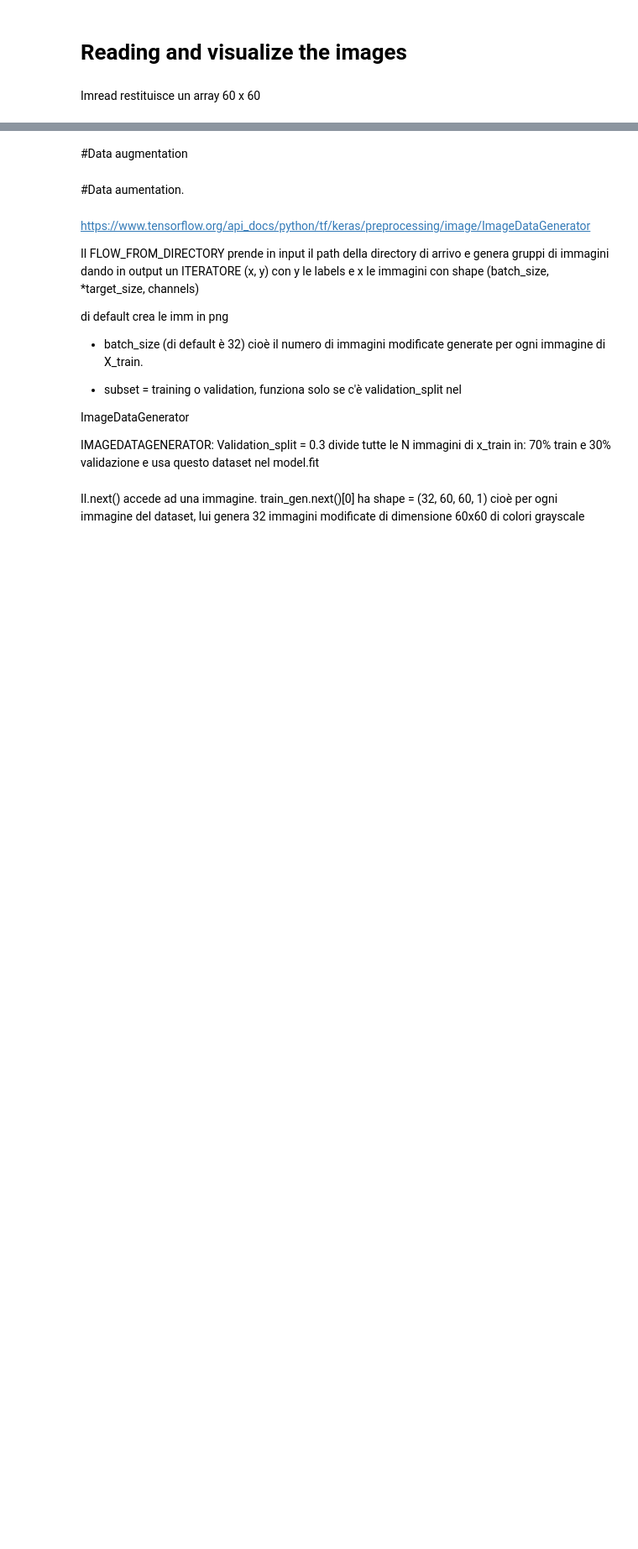
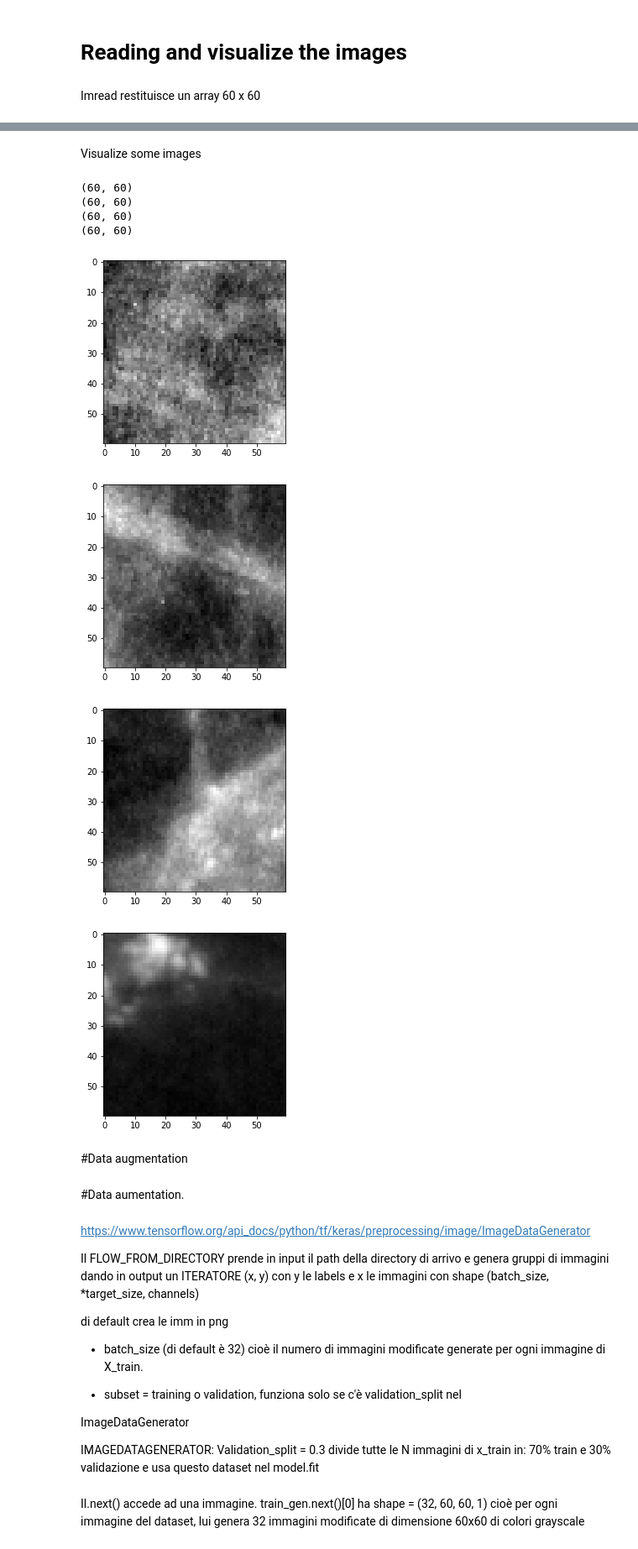
Before and after one commit to federicocampo/CMEPDA-Project, a Jupyter notebook: CNN.ipynb, the cells around one changed output, grey strips where cells are left out. Shown at 84% size. Drawn from its saved outputs; the diff is of its cells as text; code cells hidden in the pictures; blank space fills up the shorter version.

```diff
--- a/CNN.ipynb
+++ b/CNN.ipynb
@@ -27,7 +29,7 @@ Imread restituisce un array 60 x 60
 # %%
 import multiprocessing as mp
 
-def parallel_read_img(image_path):
+def read_img(image_path):
   fnames = glob.glob(os.path.join(image_path, '*.pgm'))
 
   pool = mp.Pool(processes=4)
@@ -36,7 +38,7 @@ def parallel_read_img(image_path):
   x = results.get()
   x_np = np.array(x, dtype='float32')[..., np.newaxis]/255
 
-  print('Num images found = ', x_np.shape)
+  print('Num images found = ', len(x_np))
   return x_np
 # %%
 start_time = time.time()
@@ -44,11 +46,11 @@ start_time = time.time()
 labels = []
 
 image_path = os.path.join(PATH, 'Train/0')
-x0_train = parallel_read_img(image_path)
+x0_train = read_img(image_path)
 labels += len(x0_train)*[0]
 
 image_path = os.path.join(PATH, 'Train/1')
-x1_train = parallel_read_img(image_path)
+x1_train = read_img(image_path)
 labels += len(x1_train)*[1]
 
 x_train = np.concatenate((x0_train, x1_train), axis = 0)
@@ -60,11 +62,11 @@ print('x_train shape = ', x_train.shape)
 labels = []
 
 image_path = os.path.join(PATH, 'Test/0')
-x0_test = parallel_read_img(image_path)
+x0_test = read_img(image_path)
 labels += len(x0_test)*[0]
 
 image_path = os.path.join(PATH, 'Test/1')
-x1_test = parallel_read_img(image_path)
+x1_test = read_img(image_path)
 labels += len(x1_test)*[1]
 
 x_test = np.concatenate((x0_test, x1_test), axis = 0)
@@ -73,5 +75,4 @@ y_test = np.array(labels)
 print('x_test shape = ', x_test.shape)
 
 elapsed_time = time.time() - start_time
-logging.info('Elapsed time = %.2f s', elapsed_time)
-print('Elapsed time = ', elapsed_time, 's')
+logger.info('Elapsed time = %.2f s', elapsed_time)
@@ -78,19 +87,26 @@ print('Elapsed time = ', elapsed_time, 's')
+# %% [markdown]
+Visualize some images
 # %%
-'''
-Visualize some images
-'''
-
-a = 25
-b = a+1
+a = 207
+b = a+4
 
 i =1
 
 for n in range(a, b):
-  Im = x_test[n].squeeze()
+  Im = x_train[n].squeeze()
   print(Im.shape)
   plt.figure(i)
-  imshow(Im)
+  plt.imshow(Im, cmap = 'gray')
   i+=1
+# %% [output]
+(60, 60)
+(60, 60)
+(60, 60)
+(60, 60)
+[figure, added]
+[figure, added]
+[figure, added]
+[figure, added]
 # %% [markdown]
 #Data augmentation
 # %%
```
Also changed, not shown: parts of 16 cells of this notebook.
